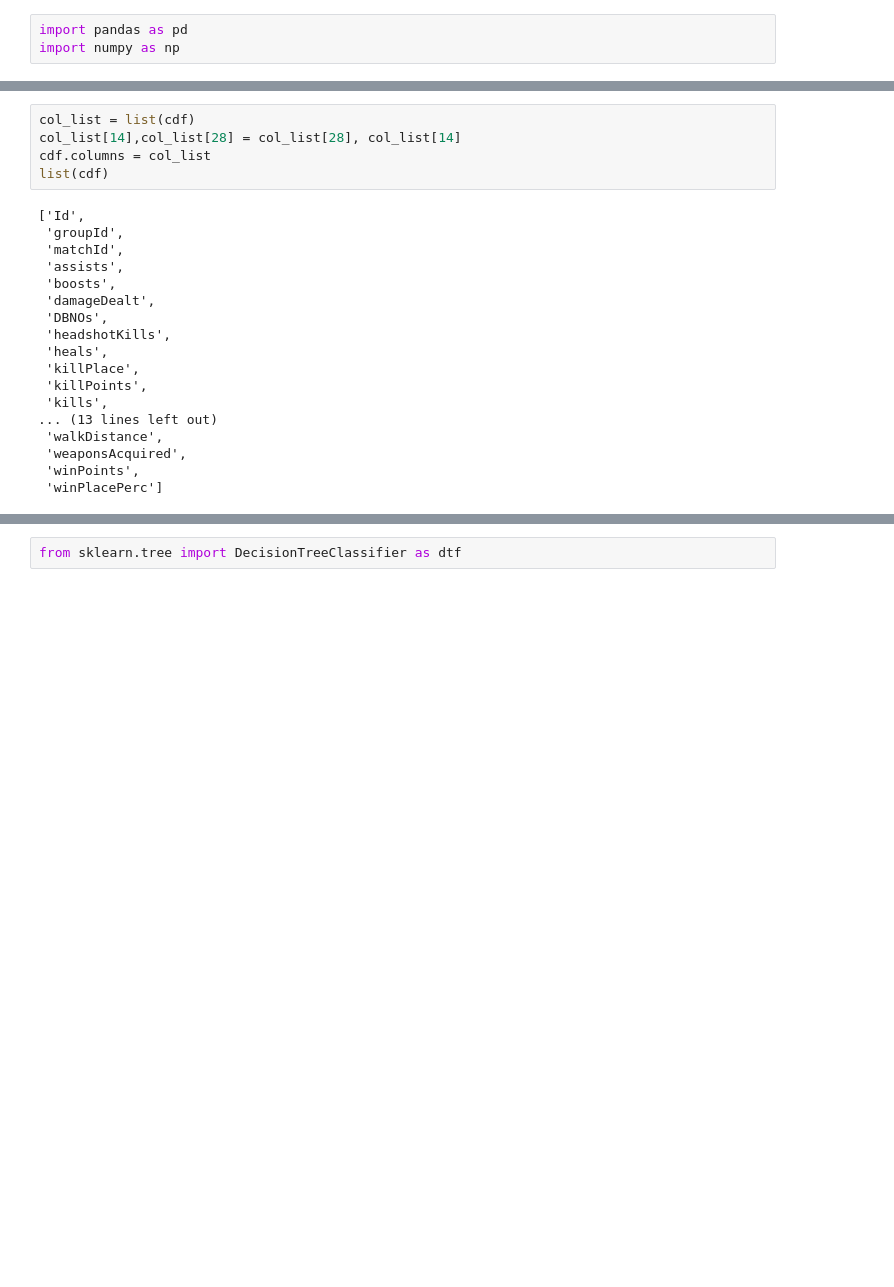
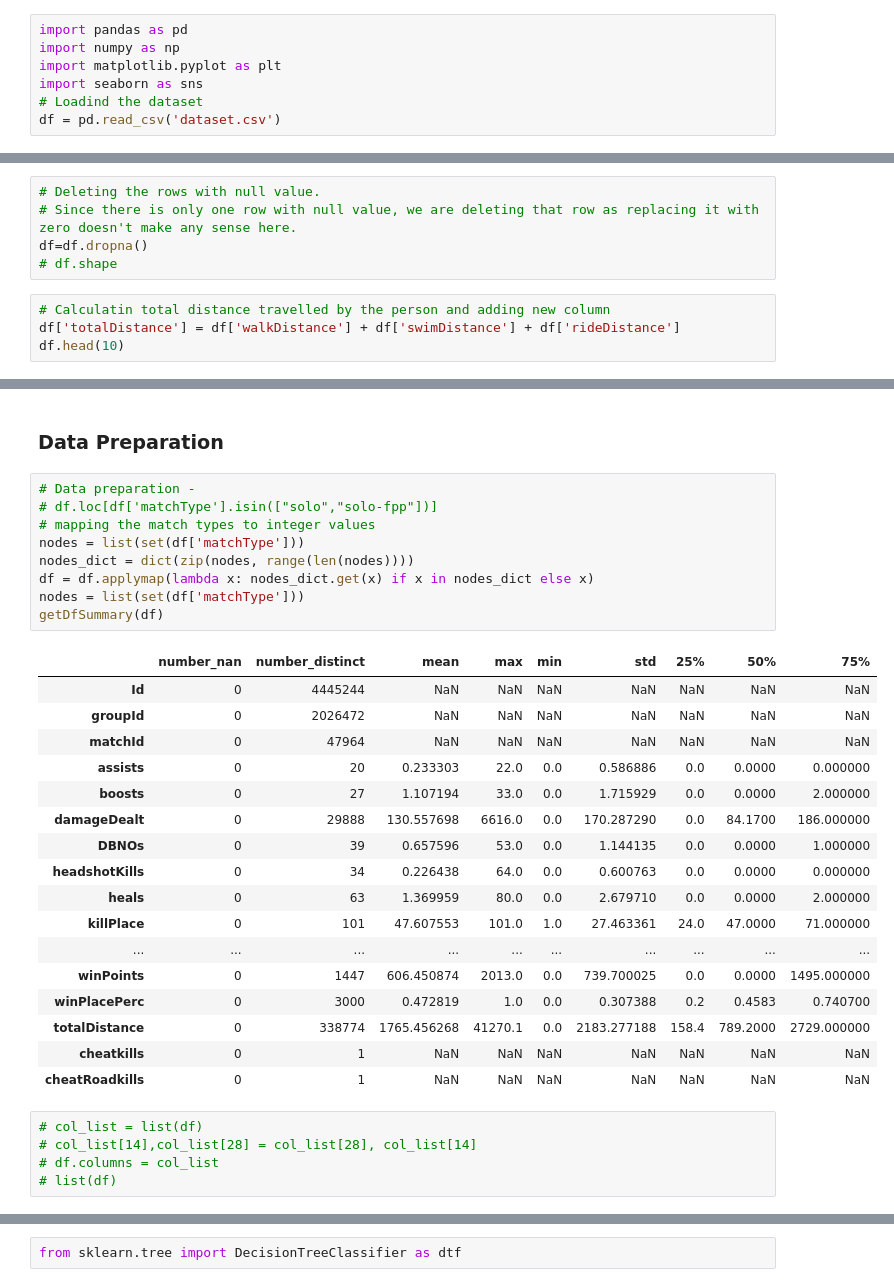
Before and after one commit to anshulsharmanyu/FDS-PUBG, a Jupyter notebook: FDS_Project.ipynb, the cells around one changed output, grey strips where cells are left out. Drawn from its saved outputs; the diff is of its cells as text; blank space fills up the shorter version.

```diff
--- a/FDS_Project.ipynb
+++ b/FDS_Project.ipynb
@@ -1,3 +1,7 @@
 # %%
 import pandas as pd
 import numpy as np
+import matplotlib.pyplot as plt
+import seaborn as sns
+# Loadind the dataset
+df = pd.read_csv('dataset.csv')
@@ -8,0 +56,9 @@ cdf.shape
+# %%
+# Deleting the rows with null value.
+# Since there is only one row with null value, we are deleting that row as replacing it with zero doesn't make any sense here.
+df=df.dropna()
+# df.shape
+# %%
+# Calculatin total distance travelled by the person and adding new column
+df['totalDistance'] = df['walkDistance'] + df['swimDistance'] + df['rideDistance']
+df.head(10)
@@ -9,24 +98,35 @@ cdf.shape
+# %% [markdown]
+### Data Preparation
+# %%
+# Data preparation -
+# df.loc[df['matchType'].isin(["solo","solo-fpp"])]
+# mapping the match types to integer values
+nodes = list(set(df['matchType']))
+nodes_dict = dict(zip(nodes, range(len(nodes))))
+df = df.applymap(lambda x: nodes_dict.get(x) if x in nodes_dict else x)
+nodes = list(set(df['matchType']))
+getDfSummary(df)
+# %% [output]
+|  | number_nan | number_distinct | mean | max | min | std | 25% | 50% | 75% |
+| Id | 0 | 4445244 | NaN | NaN | NaN | NaN | NaN | NaN | NaN |
+| groupId | 0 | 2026472 | NaN | NaN | NaN | NaN | NaN | NaN | NaN |
+| matchId | 0 | 47964 | NaN | NaN | NaN | NaN | NaN | NaN | NaN |
+| assists | 0 | 20 | 0.233303 | 22.0 | 0.0 | 0.586886 | 0.0 | 0.0000 | 0.000000 |
+| boosts | 0 | 27 | 1.107194 | 33.0 | 0.0 | 1.715929 | 0.0 | 0.0000 | 2.000000 |
+| damageDealt | 0 | 29888 | 130.557698 | 6616.0 | 0.0 | 170.287290 | 0.0 | 84.1700 | 186.000000 |
+| DBNOs | 0 | 39 | 0.657596 | 53.0 | 0.0 | 1.144135 | 0.0 | 0.0000 | 1.000000 |
+| headshotKills | 0 | 34 | 0.226438 | 64.0 | 0.0 | 0.600763 | 0.0 | 0.0000 | 0.000000 |
+| heals | 0 | 63 | 1.369959 | 80.0 | 0.0 | 2.679710 | 0.0 | 0.0000 | 2.000000 |
+| killPlace | 0 | 101 | 47.607553 | 101.0 | 1.0 | 27.463361 | 24.0 | 47.0000 | 71.000000 |
+| ... | ... | ... | ... | ... | ... | ... | ... | ... | ... |
+| winPoints | 0 | 1447 | 606.450874 | 2013.0 | 0.0 | 739.700025 | 0.0 | 0.0000 | 1495.000000 |
+| winPlacePerc | 0 | 3000 | 0.472819 | 1.0 | 0.0 | 0.307388 | 0.2 | 0.4583 | 0.740700 |
+| totalDistance | 0 | 338774 | 1765.456268 | 41270.1 | 0.0 | 2183.277188 | 158.4 | 789.2000 | 2729.000000 |
+| cheatkills | 0 | 1 | NaN | NaN | NaN | NaN | NaN | NaN | NaN |
+| cheatRoadkills | 0 | 1 | NaN | NaN | NaN | NaN | NaN | NaN | NaN |
 # %%
-col_list = list(cdf)
-col_list[14],col_list[28] = col_list[28], col_list[14]
-cdf.columns = col_list
-list(cdf)
+# col_list = list(df)
+# col_list[14],col_list[28] = col_list[28], col_list[14]
+# df.columns = col_list
+# list(df)
-# %% [output]
-['Id',
- 'groupId',
- 'matchId',
- 'assists',
- 'boosts',
- 'damageDealt',
- 'DBNOs',
- 'headshotKills',
- 'heals',
- 'killPlace',
- 'killPoints',
- 'kills',
-... (13 lines left out)
- 'walkDistance',
- 'weaponsAcquired',
- 'winPoints',
- 'winPlacePerc']
 # %%
```
Also changed, not shown: parts of 13 cells of this notebook.
